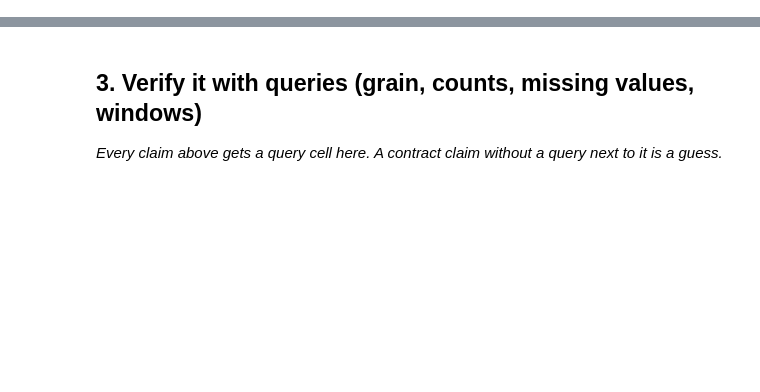
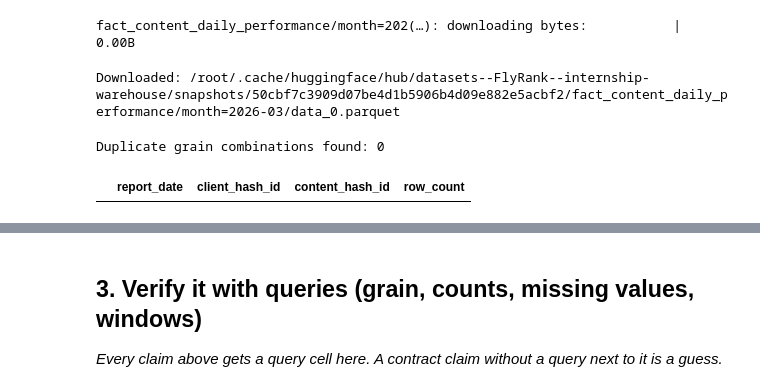
Before and after one commit to SohaibWaheed21/Flyrank-ML-Internship, a Jupyter notebook: work/notebooks/w03_data_contract.ipynb, the cells around one changed output, grey strips where cells are left out. Drawn from its saved outputs; the diff is of its cells as text; code cells hidden in the pictures; blank space fills up the shorter version.

```diff
--- a/work/notebooks/w03_data_contract.ipynb
+++ b/work/notebooks/w03_data_contract.ipynb
@@ -22,0 +29,6 @@ This skeleton is yours to fill. Work the sections **in order** — each one has
+# %%
+import duckdb
+
+con = duckdb.connect()
+
+print("DuckDB ready.")
@@ -22,0 +82,32 @@ This skeleton is yours to fill. Work the sections **in order** — each one has
+# %%
+from huggingface_hub import hf_hub_download
+
+march_file = hf_hub_download(
+    repo_id="FlyRank/internship-warehouse",
+    filename="fact_content_daily_performance/month=2026-03/data_0.parquet",
+    repo_type="dataset",
+    token=DC_Token
+)
+
+print("Downloaded:", march_file)
+# %% [output]
+fact_content_daily_performance/month=202(…): downloading bytes:           |  0.00B
+Downloaded: /root/.cache/huggingface/hub/datasets--FlyRank--internship-warehouse/snapshots/50cbf7c3909d07be4d1b5906b4d09e882e5acbf2/fact_content_daily_performance/month=2026-03/data_0.parquet
+# %%
+grain_check = con.execute(f"""
+    SELECT
+        report_date,
+        client_hash_id,
+        content_hash_id,
+        COUNT(*) AS row_count
+    FROM read_parquet('{march_file}')
+    GROUP BY report_date, client_hash_id, content_hash_id
+    HAVING COUNT(*) > 1
+    LIMIT 5
+""").fetchdf()
+
+print("Duplicate grain combinations found:", len(grain_check))
+grain_check
+# %% [output]
+Duplicate grain combinations found: 0
+|  | report_date | client_hash_id | content_hash_id | row_count |
```
Also changed, not shown: parts of 24 cells of this notebook.
